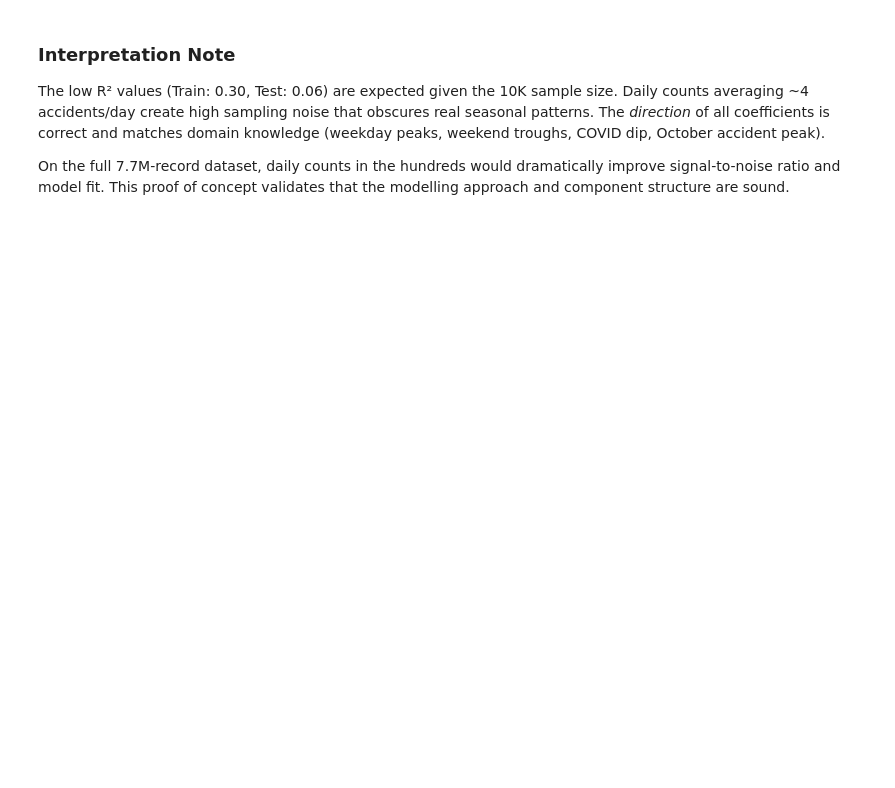
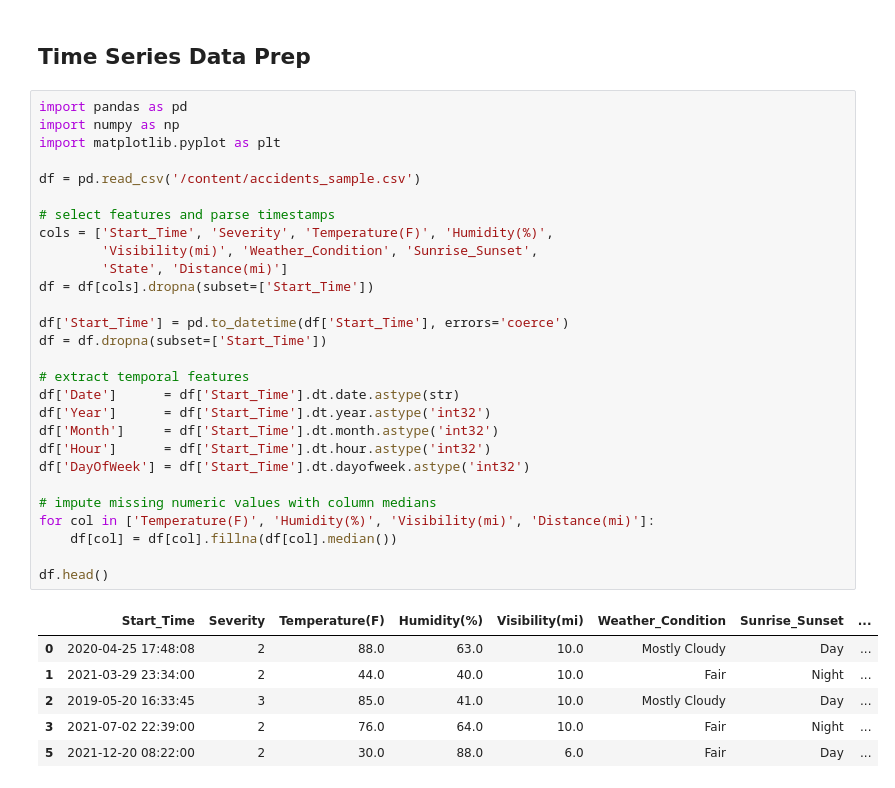
Before and after one commit to EvelynRobert/US-Accident-Modeling-DS4420, a Jupyter notebook: TimeSeries.ipynb, the cells around one changed output. Drawn from its saved outputs; the diff is of its cells as text; blank space fills up the shorter version.

Commit message:
Updated Time Series with more models

```diff
--- a/TimeSeries.ipynb
+++ b/TimeSeries.ipynb
@@ -503,11 +3,37 @@ print()
-# %% [markdown]
-### Interpretation Note
-
-The low R² values (Train: 0.30, Test: 0.06) are expected given the 10K sample size.
-Daily counts averaging ~4 accidents/day create high sampling noise that obscures real
-seasonal patterns. The *direction* of all coefficients is correct and matches domain
-knowledge (weekday peaks, weekend troughs, COVID dip, October accident peak).
-
-On the full 7.7M-record dataset, daily counts in the hundreds would dramatically
-improve signal-to-noise ratio and model fit. This proof of concept validates that the
-modelling approach and component structure are sound.
+# %% [markdown]
+## Time Series Data Prep
+# %%
+import pandas as pd
+import numpy as np
+import matplotlib.pyplot as plt
+
+df = pd.read_csv('/content/accidents_sample.csv')
+
+# select features and parse timestamps
+cols = ['Start_Time', 'Severity', 'Temperature(F)', 'Humidity(%)',
+        'Visibility(mi)', 'Weather_Condition', 'Sunrise_Sunset',
+        'State', 'Distance(mi)']
+df = df[cols].dropna(subset=['Start_Time'])
+
+df['Start_Time'] = pd.to_datetime(df['Start_Time'], errors='coerce')
+df = df.dropna(subset=['Start_Time'])
+
+# extract temporal features
+df['Date']      = df['Start_Time'].dt.date.astype(str)
+df['Year']      = df['Start_Time'].dt.year.astype('int32')
+df['Month']     = df['Start_Time'].dt.month.astype('int32')
+df['Hour']      = df['Start_Time'].dt.hour.astype('int32')
+df['DayOfWeek'] = df['Start_Time'].dt.dayofweek.astype('int32')
+
+# impute missing numeric values with column medians
+for col in ['Temperature(F)', 'Humidity(%)', 'Visibility(mi)', 'Distance(mi)']:
+    df[col] = df[col].fillna(df[col].median())
+
+df.head()
+# %% [output]
+|  | Start_Time | Severity | Temperature(F) | Humidity(%) | Visibility(mi) | Weather_Condition | Sunrise_Sunset | ... |
+| 0 | 2020-04-25 17:48:08 | 2 | 88.0 | 63.0 | 10.0 | Mostly Cloudy | Day | ... |
+| 1 | 2021-03-29 23:34:00 | 2 | 44.0 | 40.0 | 10.0 | Fair | Night | ... |
+| 2 | 2019-05-20 16:33:45 | 3 | 85.0 | 41.0 | 10.0 | Mostly Cloudy | Day | ... |
+| 3 | 2021-07-02 22:39:00 | 2 | 76.0 | 64.0 | 10.0 | Fair | Night | ... |
+| 5 | 2021-12-20 08:22:00 | 2 | 30.0 | 88.0 | 6.0 | Fair | Day | ... |
```
Also changed, not shown: parts of 36 cells of this notebook.
